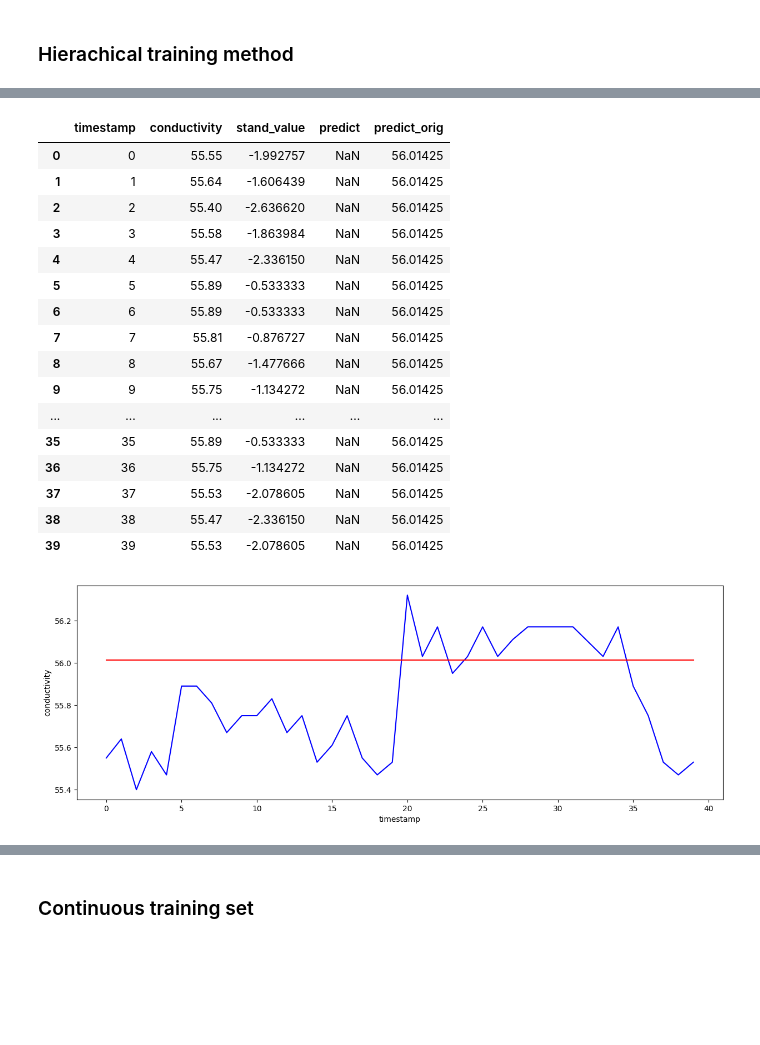
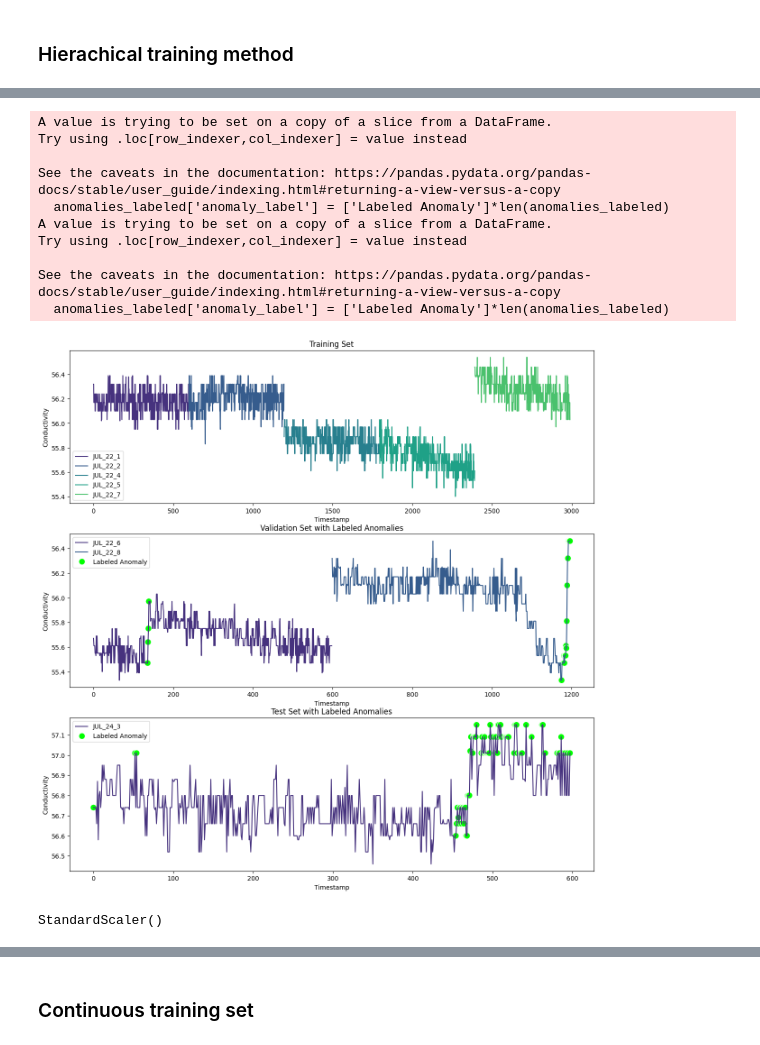
Before and after one commit to Bank7656/PlateMon_data_analytics, a Jupyter notebook: ARIMA.ipynb, the cells around one changed output, grey strips where cells are left out. Drawn from its saved outputs; the diff is of its cells as text; code cells hidden in the pictures; blank space fills up the shorter version.

Commit message:
Update ARIMA Model Code

```diff
--- a/ARIMA.ipynb
+++ b/ARIMA.ipynb
@@ -977,23 +21,0 @@ fig = sns.lineplot(data=test_conduct, x='timestamp', y='conductivity', color='bl
-# %%
-test_forcast = model.get_forecast(steps=len(test_conduct))
-test_conduct['predict'] = test_forcast.predicted_mean
-#test_conduct['predict'].fillna(0, inplace=True)
-test_conduct
-# %% [output]
-|  | timestamp | conductivity | stand_value | predict | predict_orig |
-| 0 | 0 | 55.55 | -1.992757 | NaN | 56.01425 |
-| 1 | 1 | 55.64 | -1.606439 | NaN | 56.01425 |
-| 2 | 2 | 55.40 | -2.636620 | NaN | 56.01425 |
-| 3 | 3 | 55.58 | -1.863984 | NaN | 56.01425 |
-| 4 | 4 | 55.47 | -2.336150 | NaN | 56.01425 |
-| 5 | 5 | 55.89 | -0.533333 | NaN | 56.01425 |
-| 6 | 6 | 55.89 | -0.533333 | NaN | 56.01425 |
-| 7 | 7 | 55.81 | -0.876727 | NaN | 56.01425 |
-| 8 | 8 | 55.67 | -1.477666 | NaN | 56.01425 |
-| 9 | 9 | 55.75 | -1.134272 | NaN | 56.01425 |
-| ... | ... | ... | ... | ... | ... |
-| 35 | 35 | 55.89 | -0.533333 | NaN | 56.01425 |
-| 36 | 36 | 55.75 | -1.134272 | NaN | 56.01425 |
-| 37 | 37 | 55.53 | -2.078605 | NaN | 56.01425 |
-| 38 | 38 | 55.47 | -2.336150 | NaN | 56.01425 |
-| 39 | 39 | 55.53 | -2.078605 | NaN | 56.01425 |
@@ -1005,7 +21,0 @@ test_conduct['predict_orig'] = data_scaler.inverse_transform(
-# %%
-# Data visualization
-fig, ax = plt.subplots(figsize=(15, 5))
-ax1 = sns.lineplot(data=test_conduct, x='timestamp', y='conductivity', color='blue')
-ax1 = sns.lineplot(data=test_conduct, x='timestamp', y='predict_orig', color='red')
-# %% [output]
-[figure, removed]
@@ -1011,0 +44,40 @@ ax1 = sns.lineplot(data=test_conduct, x='timestamp', y='predict_orig', color='re
+# %%
+# Dataset overview plots
+fig, ax = plt.subplots(3, 1, figsize=(15, 15))
+ax1 = sns.lineplot(data=train_conduct, x='index', y='conductivity', hue='run_id', palette=sns.color_palette("viridis"), ax=ax[0])
+ax1.set_title('Training Set')
+ax1.set_xlabel('Timestamp')
+ax1.set_ylabel('Conductivity')
+ax1.legend()
+
+ax2 = sns.lineplot(data=valid_conduct, x='index', y='conductivity', hue='run_id', palette=sns.color_palette("viridis"), ax=ax[1])
+anomalies_labeled = valid_conduct[valid_conduct['anomaly_label'] == 1]
+anomalies_labeled['anomaly_label'] = ['Labeled Anomaly']*len(anomalies_labeled)
+ax2 = sns.scatterplot(data=anomalies_labeled, x='index', y='conductivity', color='lime', style='anomaly_label', markers='o', s=100, legend='full', ax=ax[1])
+ax2.set_title('Validation Set with Labeled Anomalies')
+ax2.set_xlabel('Timestamp')
+ax2.set_ylabel('Conductivity')
+ax2.legend()
+
+ax3 = sns.lineplot(data=test_conduct, x='index', y='conductivity', hue='run_id', palette=sns.color_palette("viridis"), ax=ax[2])
+anomalies_labeled = test_conduct[test_conduct['anomaly_label'] == 1]
+anomalies_labeled['anomaly_label'] = ['Labeled Anomaly']*len(anomalies_labeled)
+ax3 = sns.scatterplot(data=anomalies_labeled, x='index', y='conductivity', color='lime', style='anomaly_label', markers='o', s=100, legend='full', ax=ax[2])
+ax3.set_title('Test Set with Labeled Anomalies')
+ax3.set_xlabel('Timestamp')
+ax3.set_ylabel('Conductivity')
+ax3.legend()
+
+plt.show()
+# %% [output]
+A value is trying to be set on a copy of a slice from a DataFrame.
+Try using .loc[row_indexer,col_indexer] = value instead
+
+See the caveats in the documentation: https://pandas.pydata.org/pandas-docs/stable/user_guide/indexing.html#returning-a-view-versus-a-copy
+  anomalies_labeled['anomaly_label'] = ['Labeled Anomaly']*len(anomalies_labeled)
+A value is trying to be set on a copy of a slice from a DataFrame.
+Try using .loc[row_indexer,col_indexer] = value instead
+
+See the caveats in the documentation: https://pandas.pydata.org/pandas-docs/stable/user_guide/indexing.html#returning-a-view-versus-a-copy
+  anomalies_labeled['anomaly_label'] = ['Labeled Anomaly']*len(anomalies_labeled)
+[figure, added]
@@ -1011,0 +94,6 @@ ax1 = sns.lineplot(data=test_conduct, x='timestamp', y='predict_orig', color='re
+# %%
+data_scaler = parse_and_standardize(df=train_conduct, parameter='conductivity')
+parse_and_standardize(df=valid_conduct, scaler=data_scaler, parameter='conductivity')
+parse_and_standardize(df=test_conduct, scaler=data_scaler, parameter='conductivity')
+# %% [output]
+StandardScaler()
```
Also changed, not shown: parts of 78 cells of this notebook.
